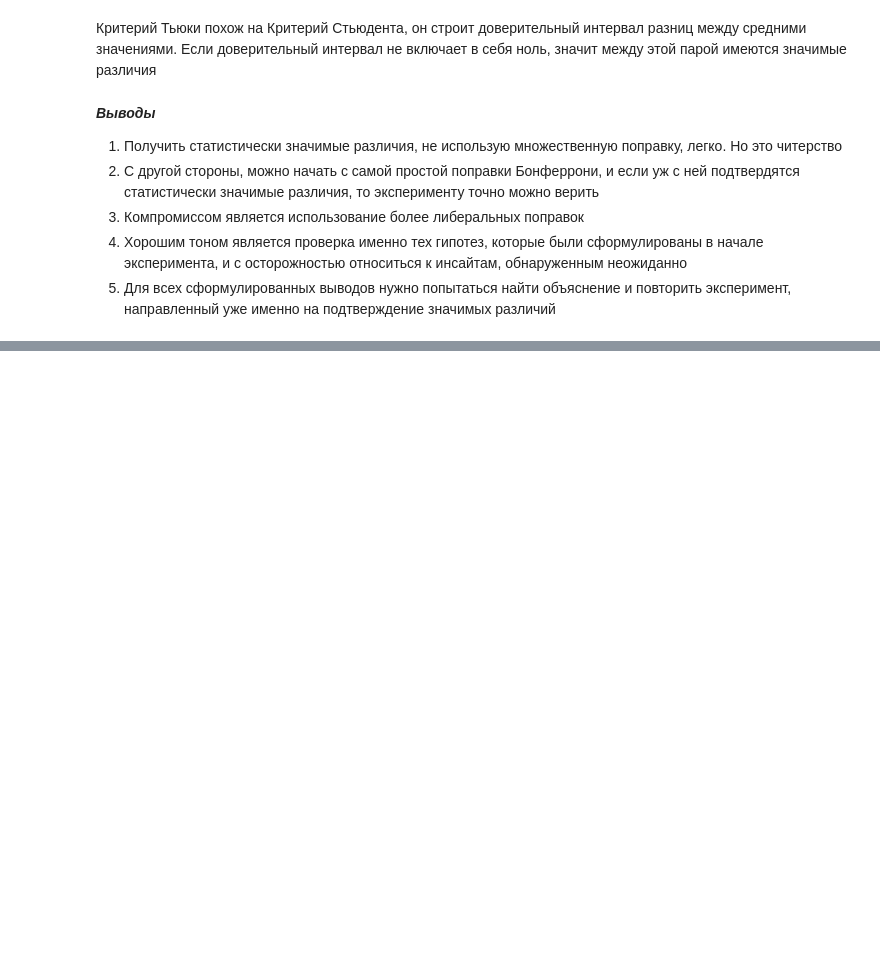
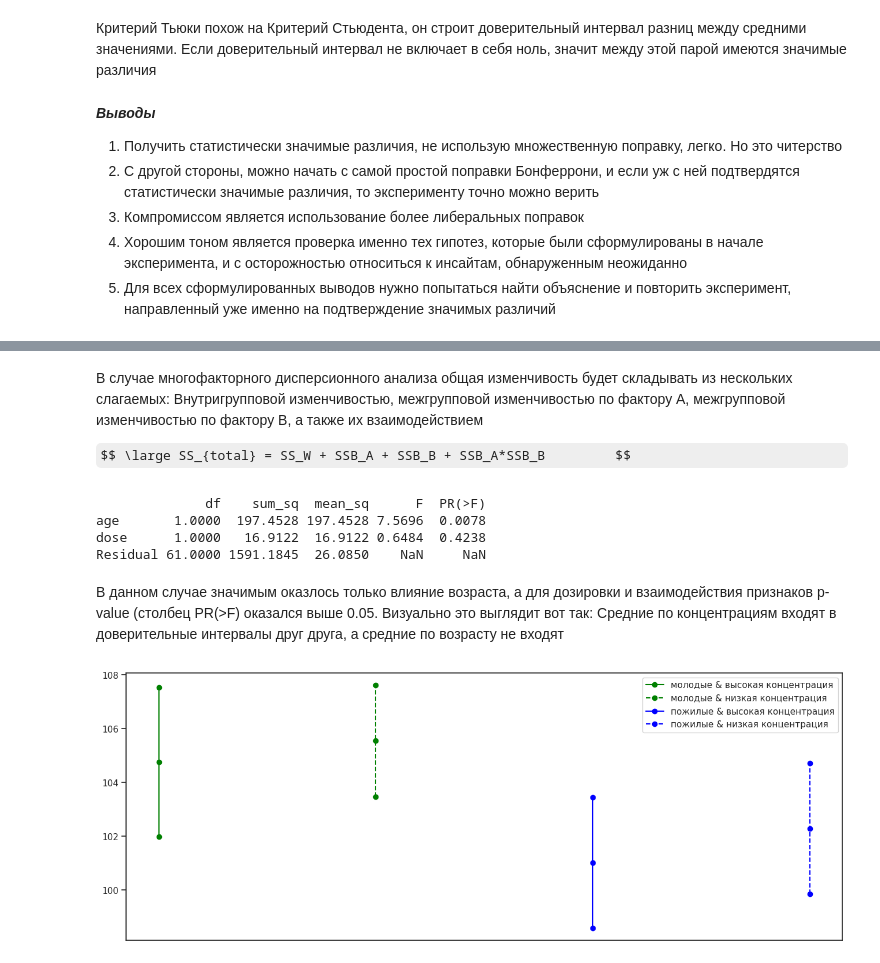
Before and after one commit to zakharkousnetsov/DS_projects, a Jupyter notebook: statistics/statistics.ipynb, the cells around one changed output, grey strips where cells are left out. Drawn from its saved outputs; the diff is of its cells as text; code cells hidden in the pictures; some formulas as TeX source; blank space fills up the shorter version.

```diff
--- a/statistics/statistics.ipynb
+++ b/statistics/statistics.ipynb
@@ -620,0 +625,5 @@ P-value совпал!
+# %%
+df = pd.read_csv('https://stepik.org/media/attachments/lesson/9250/atherosclerosis.csv')
+df['age'] = df['age'].replace({1: 'молодые', 2: 'пожилые'})
+df['dose'] = df['dose'].replace({'D2': 'низкая', 'D1': 'высокая'})
+df.sample(3)
@@ -620,0 +635,8 @@ P-value совпал!
+# %%
+res = df.groupby(['age', 'dose']).agg(count=('expr', 'count'),
+                                mean=('expr', 'mean'),
+                                std=('expr', 'std'),
+                                conf=('expr', lambda x: st.norm.interval(0.95,
+                                                               loc=np.mean(x),
+                                                               scale=np.std(x)/np.sqrt(len(x))))).reset_index()
+res
@@ -620,0 +649,40 @@ P-value совпал!
+# %% [markdown]
+В случае многофакторного дисперсионного анализа общая изменчивость будет складывать из нескольких слагаемых: Внутригрупповой изменчивостью, межгрупповой изменчивостью по фактору А, межгрупповой изменчивостью по фактору В, а также их взаимодействием
+
+$$ \large SS_{total} = SS_W + SSB_A + SSB_B + SSB_A*SSB_B         $$
+# %%
+import pandas as pd
+import statsmodels.api as sm
+from statsmodels.formula.api import ols
+
+# Определение модели
+model = ols('expr ~ age + dose', data=df).fit()
+
+# Проведение двухфакторного дисперсионного анализа
+anova_table = sm.stats.anova_lm(model)
+
+print(anova_table)
+# %% [output]
+              df    sum_sq  mean_sq      F  PR(>F)
+age       1.0000  197.4528 197.4528 7.5696  0.0078
+dose      1.0000   16.9122  16.9122 0.6484  0.4238
+Residual 61.0000 1591.1845  26.0850    NaN     NaN
+# %% [markdown]
+В данном случае значимым оказлось только влияние возраста, а для дозировки и взаимодействия признаков p-value (столбец PR(>F) оказался выше 0.05. Визуально это выглядит вот так: Средние по концентрациям входят в доверительные интервалы друг друга, а средние по возрасту не входят
+# %%
+for i, line in res.iterrows():
+
+    color='blue'
+    if line['age']=='молодые':
+        color='green'
+    linestyle='--'
+
+    if line['dose'] == 'высокая':
+        linestyle='-'
+
+    plt.plot((i, i), line['conf'], 'o', linestyle=linestyle, color=color, label=f'{line["age"]} & {line["dose"]} концентрация')
+    plt.plot(i, line['mean'], 'o', color=color)
+    plt.legend()
+    plt.xticks([])
+# %% [output]
+[figure, added]
```
Also changed, not shown: parts of 14 cells of this notebook.
